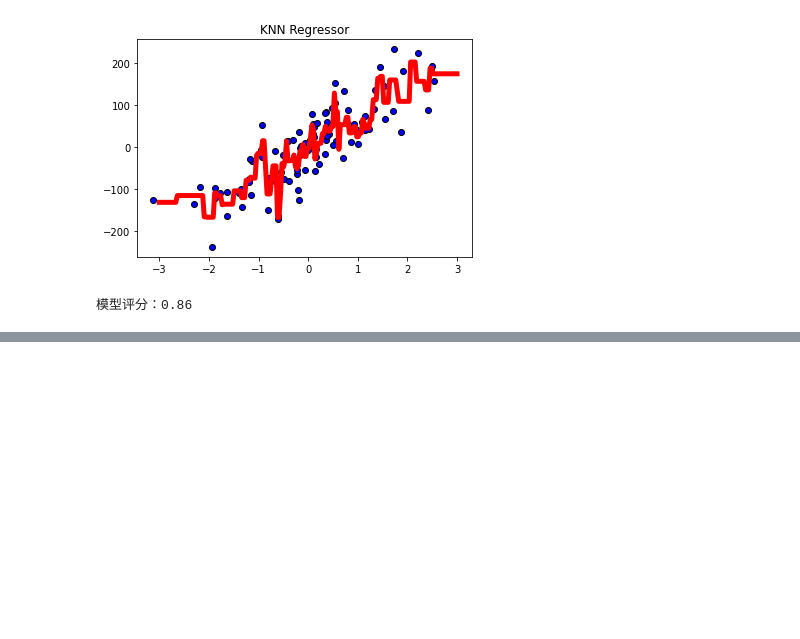
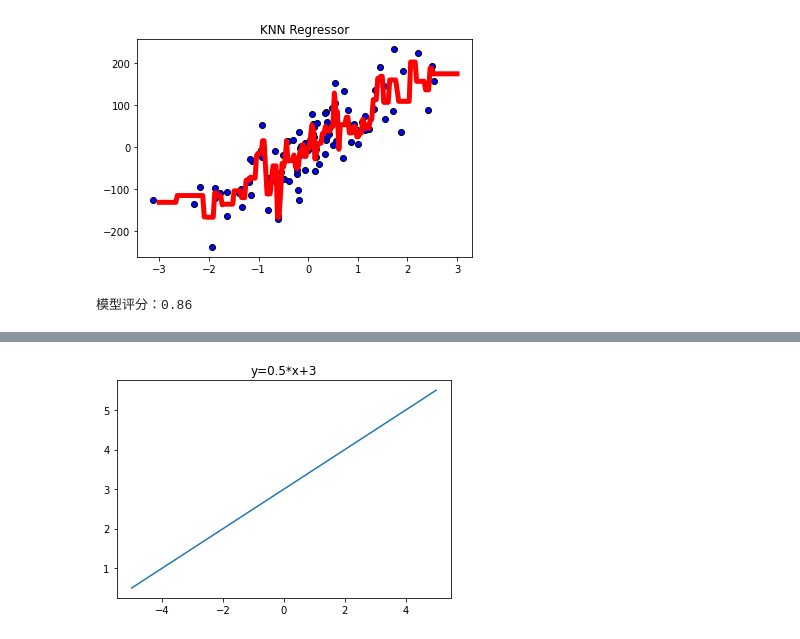
Before and after one commit to mtf0111/PythonDemo, a Jupyter notebook: demo_sklearn.ipynb, the cells around one changed output, grey strips where cells are left out. Cells and saved outputs as stored; diff of their text form; code cells hidden in the pictures; blank space fills up the shorter version.

```diff
--- a/demo_sklearn.ipynb
+++ b/demo_sklearn.ipynb
@@ -285,0 +447,13 @@ print("模型评分：{:.2f}".format(reg.score(X, y)))
+# %%
+# 根据直线方程式绘制一条直线
+# ŷ = w[0]· x[0] + b
+# 方程式 : y=0.5*x+3
+import numpy as np
+import matplotlib.pyplot as plt
+x = np.linspace(-5, 5, 100)
+y = 0.5 * x + 3
+plt.plot(x, y)
+plt.title("y=0.5*x+3")
+plt.show()
+# %% [output]
+[figure, added]
```
Also changed, not shown: parts of 60 cells of this notebook.
